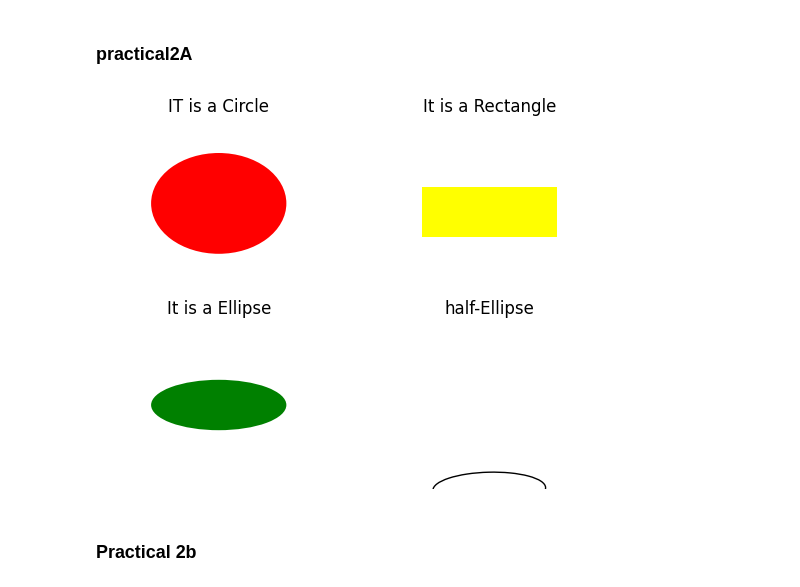
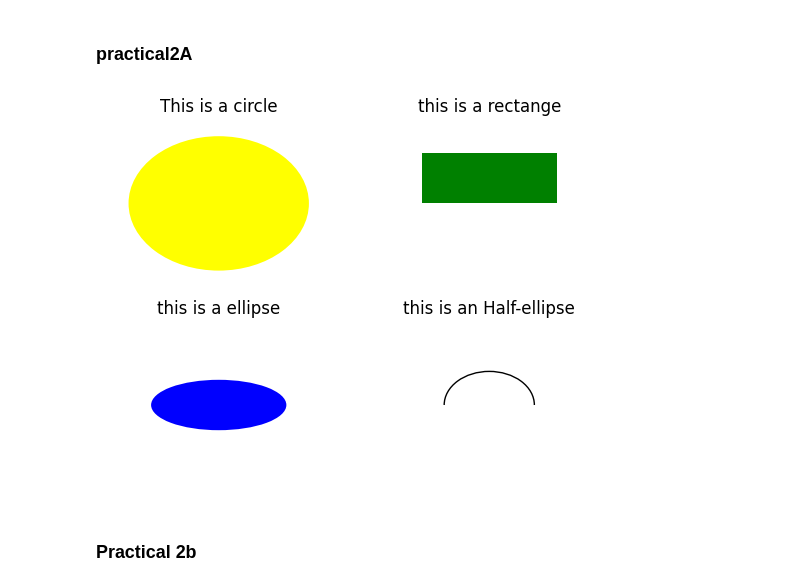
Before and after one commit to RitekPillai/CGPracticals, a Jupyter notebook: MatPlotCourse.ipynb, the cells around one changed output. Saved outputs shown, nothing was run; the diff lists cells and outputs as text; code cells hidden in the pictures.

```diff
--- a/MatPlotCourse.ipynb
+++ b/MatPlotCourse.ipynb
@@ -40,24 +37,23 @@ plt.show()
 # %% [markdown]
 ### **practical2A**
 # %%
+shape = [
+    (patches.Circle((0.5,0.5),0.4,facecolor="yellow"),"This is a circle"),
+    (patches.Rectangle((0.2,0.5),0.6,0.3,facecolor="green"),"this is a rectange"),
+    (patches.Ellipse((0.5,0.5),0.6,0.3,facecolor="blue"),"this is a ellipse"),
+    (patches.Arc((0.5,0.5),0.4,0.4,theta1=0,theta2=180,facecolor="red"),"this is an Half-ellipse")
+]
 
-#list of Tuple  shapes to display with messages
-shapeu=[
-    (patches.Circle((0.5, 0.5), 0.3,facecolor="red"),"IT is a Circle"),
-    (patches.Rectangle((0.2, 0.3), 0.6,0.3,facecolor="yellow"),"It is a Rectangle"),
-    (patches.Ellipse((0.5, 0.5), 0.6, 0.3,facecolor="green"),"It is a Ellipse"),
-    (patches.Arc((0.5,0),0.5,0.2,facecolor="red",angle=2),"half-Ellipse")
-]
-for i in range(len(shapeu)):#for loop for displaying each shape
-    sb=plt.subplot(2,2,i+1)#creating a subplot
-    s, t=shapeu[i]#accesing list elements
-    sb.set_title(t)#display the title
-    sb.add_patch(s)#adding the shapes
-    sb.axis("off") #turn off the x and y margin
+for i in range(len(shape)):
+  sb=plt.subplot(2,2,i+1)
+  shapeu,text=shape[i]
+  sb.set_title(text)
+  sb.add_patch(shapeu)
+  sb.axis("off")
 
 plt.show()
 # %% [output]
-[figure, old version]
+[figure, new version]
 # %% [markdown]
 ### **Practical 2b**
 # %%
```
Also changed, not shown: parts of 8 cells of this notebook.
